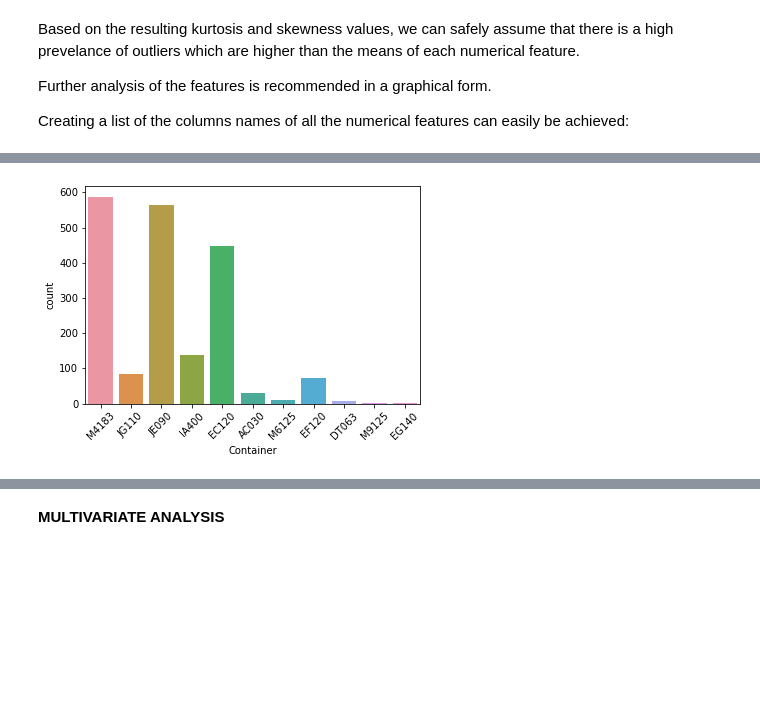
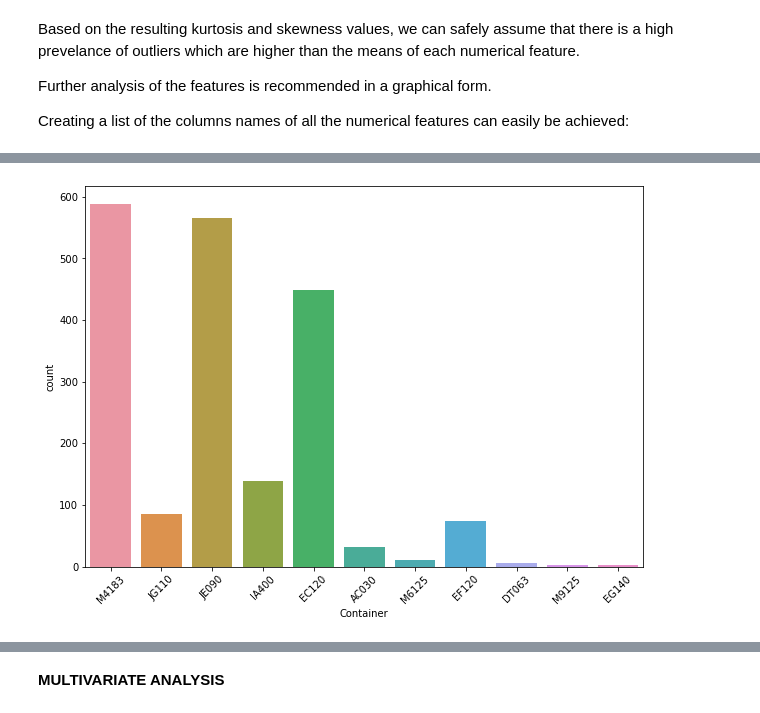
Before and after one commit to BigguyFM32/Regression-Team-TS1, a Jupyter notebook: Regression Team 1 Notebook.ipynb, the cells around one changed output, grey strips where cells are left out. Cells and saved outputs as stored; diff of their text form; code cells hidden in the pictures; blank space fills up the shorter version.

```diff
--- a/Regression Team 1 Notebook.ipynb
+++ b/Regression Team 1 Notebook.ipynb
@@ -325,7 +326,8 @@ plt.show()
 # %%
+plt.subplots(figsize=(10,7))
 sns.countplot(x='Container', data=golden_apple_train)
 plt.xticks(rotation=45)
 plt.show()
 # %% [output]
-[figure, old version]
+[figure, new version]
 # %%
```
Also changed, not shown: parts of 2 cells of this notebook.
